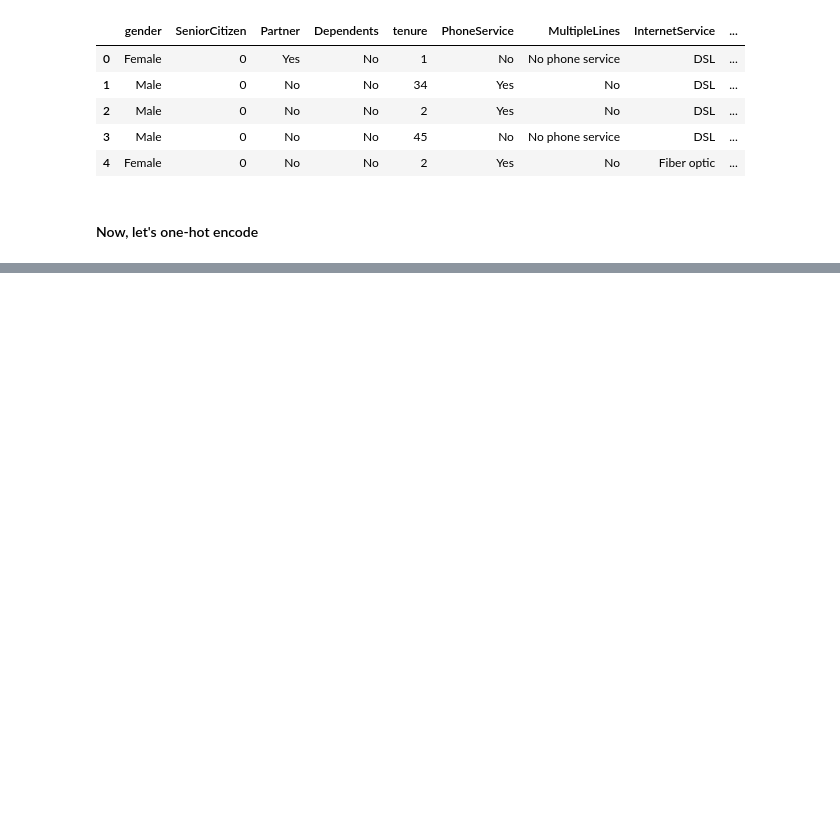
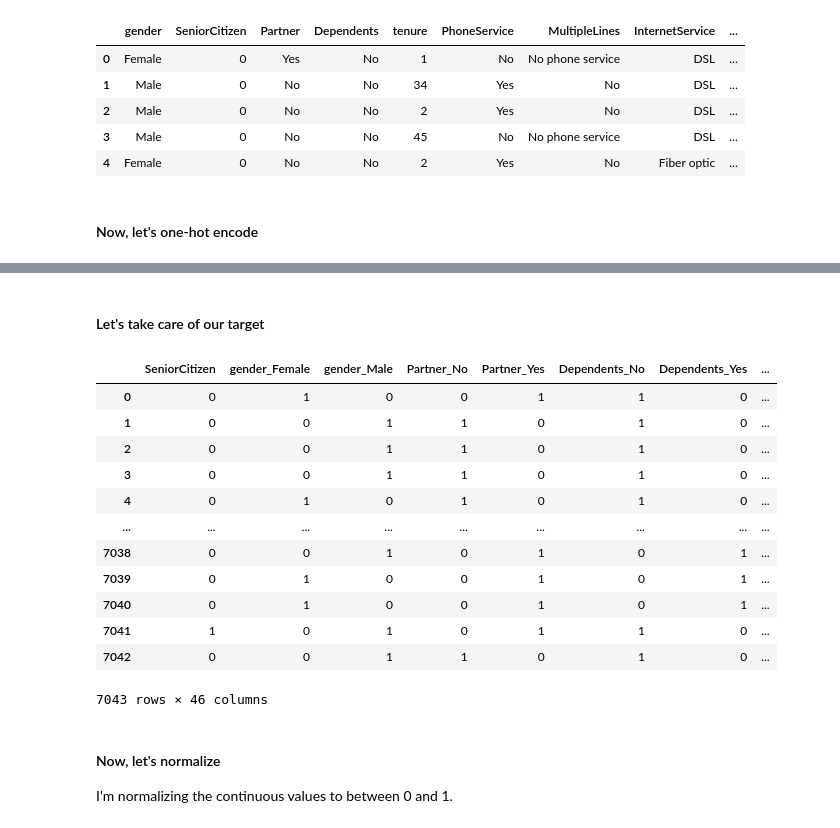
Before and after one commit to ItsFa-tih/Project-2, a Jupyter notebook: Telco_Churn_Neural_Network.ipynb, the cells around one changed output, grey strips where cells are left out. Saved outputs shown, nothing was run; the diff lists cells and outputs as text; code cells hidden in the pictures; blank space fills up the shorter version.

Commit message:
One-hot encoding done, normalizing.

```diff
--- a/Telco_Churn_Neural_Network.ipynb
+++ b/Telco_Churn_Neural_Network.ipynb
@@ -84,0 +108,22 @@ TypeError: '(slice('gender', 'tenure', None), slice('PhoneService', 'MonthlyChar
+# %% [markdown]
+#### Let's take care of our target
+# %%
+encoded_data.Churn = encoded_data.Churn.eq('Yes').mul(1)
+encoded_data
+# %% [output]
+|  | SeniorCitizen | gender_Female | gender_Male | Partner_No | Partner_Yes | Dependents_No | Dependents_Yes | ... |
+| 0 | 0 | 1 | 0 | 0 | 1 | 1 | 0 | ... |
+| 1 | 0 | 0 | 1 | 1 | 0 | 1 | 0 | ... |
+| 2 | 0 | 0 | 1 | 1 | 0 | 1 | 0 | ... |
+| 3 | 0 | 0 | 1 | 1 | 0 | 1 | 0 | ... |
+| 4 | 0 | 1 | 0 | 1 | 0 | 1 | 0 | ... |
+| ... | ... | ... | ... | ... | ... | ... | ... | ... |
+| 7038 | 0 | 0 | 1 | 0 | 1 | 0 | 1 | ... |
+| 7039 | 0 | 1 | 0 | 0 | 1 | 0 | 1 | ... |
+| 7040 | 0 | 1 | 0 | 0 | 1 | 0 | 1 | ... |
+| 7041 | 1 | 0 | 1 | 0 | 1 | 1 | 0 | ... |
+| 7042 | 0 | 0 | 1 | 1 | 0 | 1 | 0 | ... |
+7043 rows × 46 columns
+# %% [markdown]
+#### Now, let's normalize
+I'm normalizing the continuous values to between 0 and 1.
```
Also changed, not shown: parts of 4 cells of this notebook.
